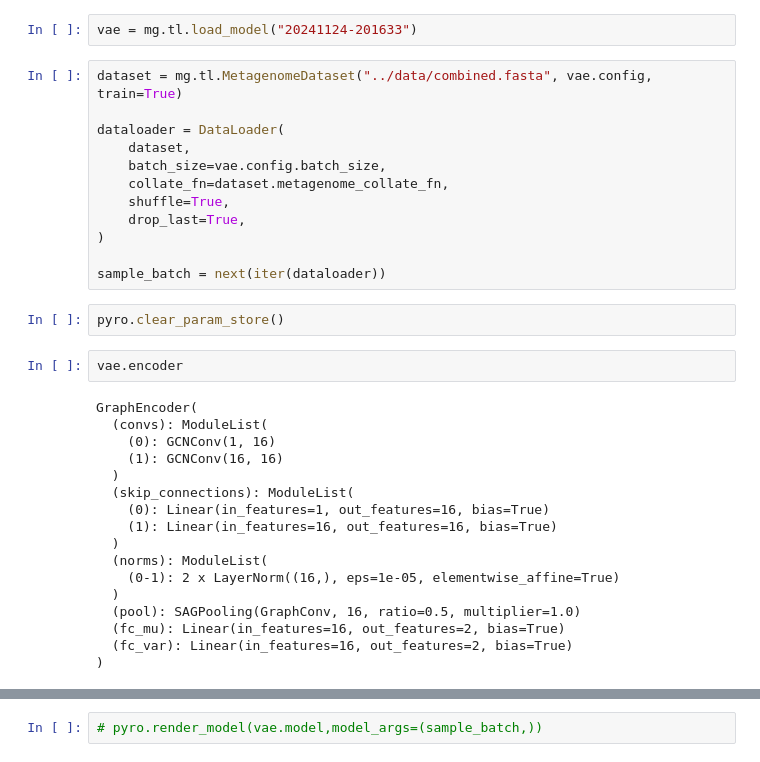
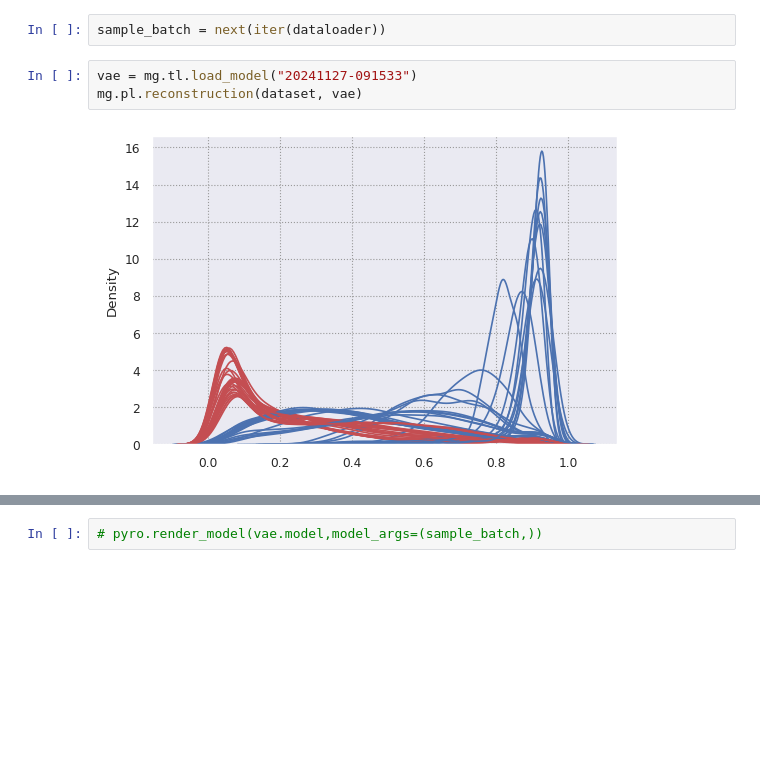
Before and after one commit to wgobrien/metagnn, a Jupyter notebook: notebooks/minimizer.ipynb, the cells around one changed output, grey strips where cells are left out. Cells and saved outputs as stored; diff of their text form; blank space fills up the shorter version.

Commit message:
core model fixes

```diff
--- a/notebooks/minimizer.ipynb
+++ b/notebooks/minimizer.ipynb
@@ -56,35 +69,7 @@ KeyboardInterrupt:
+# %%
+sample_batch = next(iter(dataloader))
 # %%
-vae = mg.tl.load_model("20241124-201633")
+vae = mg.tl.load_model("20241127-091533")
+mg.pl.reconstruction(dataset, vae)
+# %% [output]
+[figure, added]
-# %%
-dataset = mg.tl.MetagenomeDataset("../data/combined.fasta", vae.config, train=True)
-
-dataloader = DataLoader(
-    dataset,
-    batch_size=vae.config.batch_size,
-    collate_fn=dataset.metagenome_collate_fn,
-    shuffle=True,
-    drop_last=True,
-)
-
-sample_batch = next(iter(dataloader))
-# %%
-pyro.clear_param_store()
-# %%
-vae.encoder
-# %% [output]
-GraphEncoder(
-  (convs): ModuleList(
-    (0): GCNConv(1, 16)
-    (1): GCNConv(16, 16)
-  )
-  (skip_connections): ModuleList(
-    (0): Linear(in_features=1, out_features=16, bias=True)
-    (1): Linear(in_features=16, out_features=16, bias=True)
-  )
-  (norms): ModuleList(
-    (0-1): 2 x LayerNorm((16,), eps=1e-05, elementwise_affine=True)
-  )
-  (pool): SAGPooling(GraphConv, 16, ratio=0.5, multiplier=1.0)
-  (fc_mu): Linear(in_features=16, out_features=2, bias=True)
-  (fc_var): Linear(in_features=16, out_features=2, bias=True)
-)
```
Also changed, not shown: parts of 27 cells of this notebook, 4 other files.
